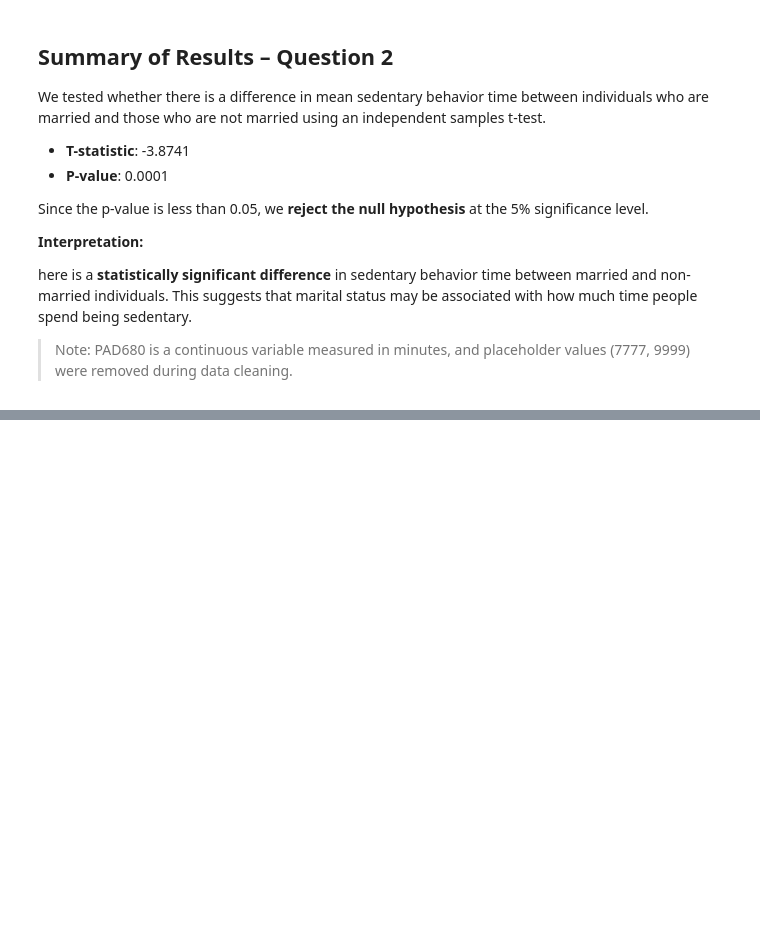
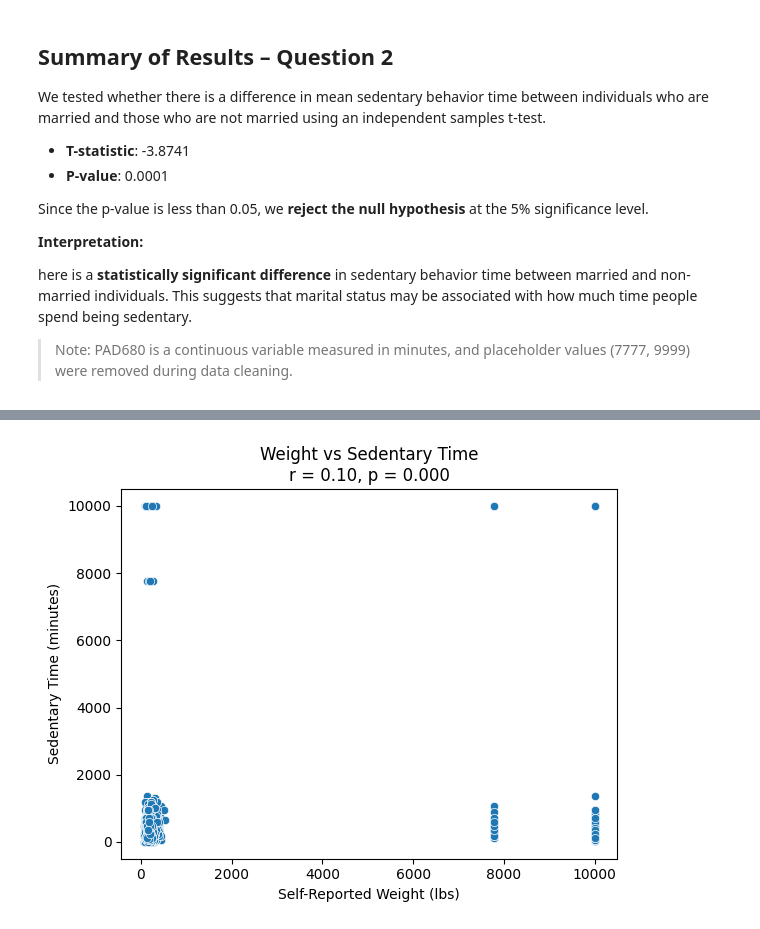
Before and after one commit to nagoLula/nhanes_inferential_2021_23, a Jupyter notebook: nhanes_inferential_2021_23_ipynb.ipynb, the cells around one changed output, grey strips where cells are left out. Cells and saved outputs as stored; diff of their text form; code cells hidden in the pictures; blank space fills up the shorter version.

```diff
--- a/nhanes_inferential_2021_23_ipynb.ipynb
+++ b/nhanes_inferential_2021_23_ipynb.ipynb
@@ -221,0 +324,32 @@ here is a **statistically significant difference** in sedentary behavior time be
+# %%
+import pandas as pd
+import seaborn as sns
+import matplotlib.pyplot as plt
+from scipy.stats import pearsonr
+import seaborn as sns
+import matplotlib.pyplot as plt
+
+# Load the necessary datasets
+whq = pd.read_sas("WHQ_L.xpt", format="xport")
+paq = pd.read_sas("PAQ_L (2).xpt", format="xport") # Corrected filename to PAQ_L (2).xpt
+
+# Select relevant columns and merge datasets
+df_corr = pd.merge(whq[['SEQN', 'WHD020']], paq[['SEQN', 'PAD680']], on='SEQN', how='inner')
+
+
+# Drop missing values
+df_corr = df_corr.dropna()
+
+# Run correlation
+r, p = pearsonr(df_corr['WHD020'], df_corr['PAD680'])
+
+# Visualize
+sns.scatterplot(x='WHD020', y='PAD680', data=df_corr)
+plt.title(f'Weight vs Sedentary Time\nr = {r:.2f}, p = {p:.3f}')
+plt.xlabel('Self-Reported Weight (lbs)')
+plt.ylabel('Sedentary Time (minutes)')
+plt.show()
+
+# Removed files.upload() and related code as it's not needed for this step
+# %% [output]
+[figure, added]
```
Also changed, not shown: parts of 11 cells of this notebook.
